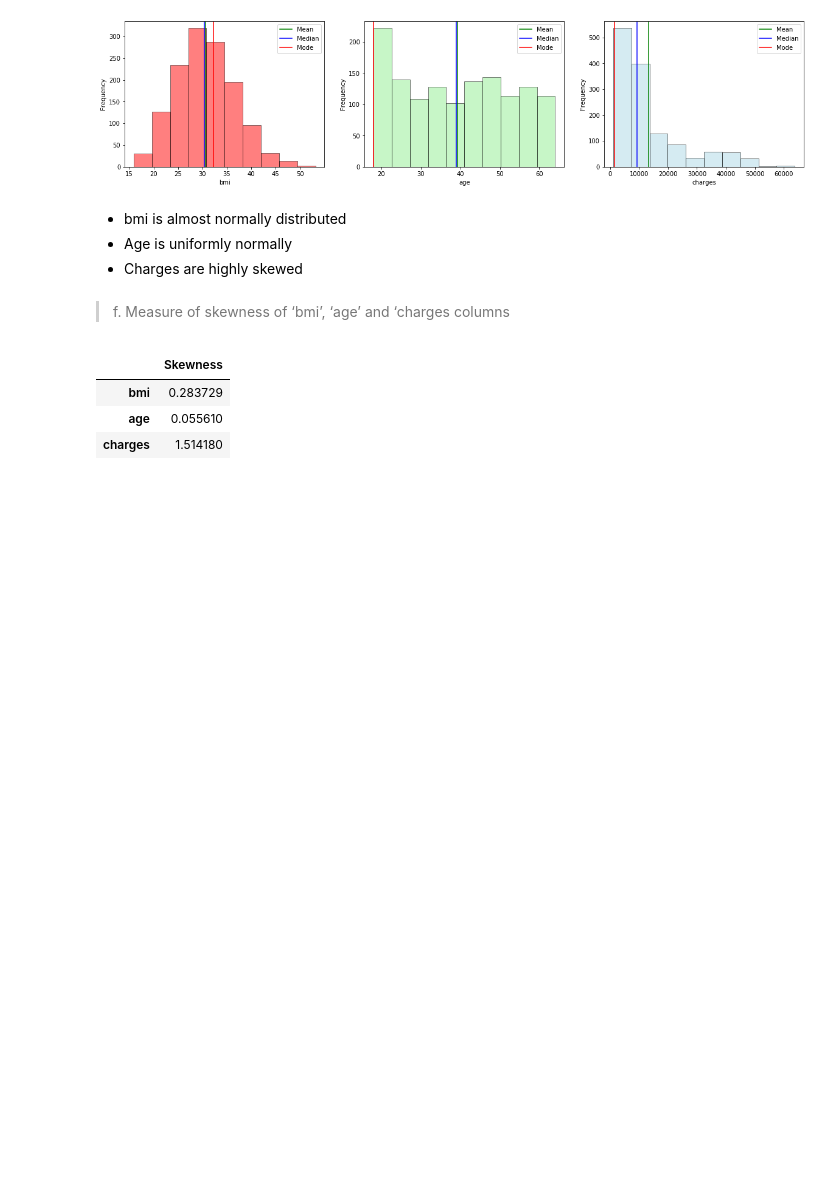
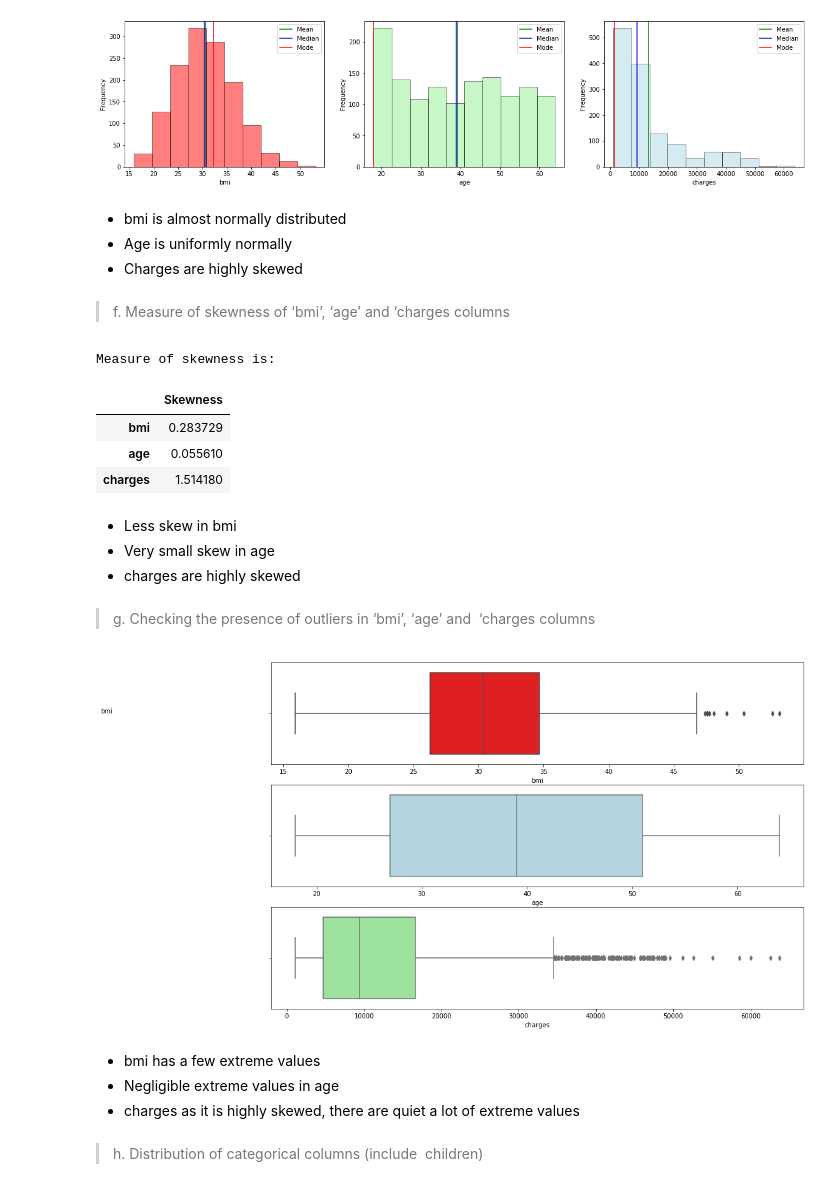
Before and after one commit to subodhpushpak/quickreference, a Jupyter notebook: mlai/assign1.ipynb, the cells around one changed output. Drawn from its saved outputs; the diff is of its cells as text; code cells hidden in the pictures; blank space fills up the shorter version.

```diff
--- a/mlai/assign1.ipynb
+++ b/mlai/assign1.ipynb
@@ -179,9 +181,38 @@ plt.show()
 # %%
 skewness = pd.DataFrame({'Skewness' : [stats.skew(insurance_df.bmi),stats.skew(insurance_df.age),stats.skew(insurance_df.charges)]},
                         index=['bmi','age','charges'])
+print("Measure of skewness is: \n")
 skewness
 # %% [output]
+Measure of skewness is:
 |  | Skewness |
 | bmi | 0.283729 |
 | age | 0.055610 |
 | charges | 1.514180 |
+# %% [markdown]
+* Less skew in bmi
+* Very small skew in age
+* charges are highly skewed
+# %% [markdown]
+> g. Checking the presence of outliers in ‘bmi’, ‘age’ and  ‘charges columns
+# %%
+#Checking for the outliers
+plt.figure(figsize= (15,10))
+plt.subplot(3,1,1)
+sns.boxplot(x= insurance_df.bmi, color='red')
+
+plt.subplot(3,1,2)
+sns.boxplot(x= insurance_df.age, color='lightblue')
+
+plt.subplot(3,1,3)
+sns.boxplot(x= insurance_df.charges, color='lightgreen')
+
+plt.show()
+# %% [output]
+[figure, added]
+# %% [markdown]
+* bmi has a few extreme values
+* Negligible extreme values in age
+* charges as it is highly skewed, there are quiet a lot of extreme values
+# %% [markdown]
+> h. Distribution of categorical columns (include  children)
```
Also changed, not shown: parts of 28 cells of this notebook.
